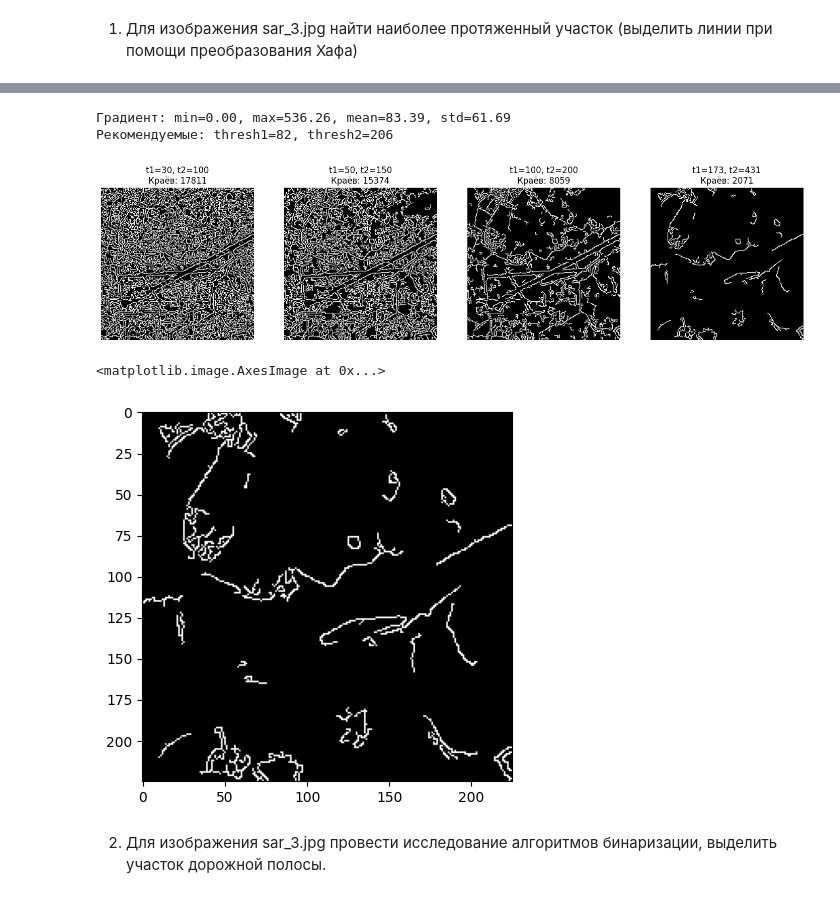
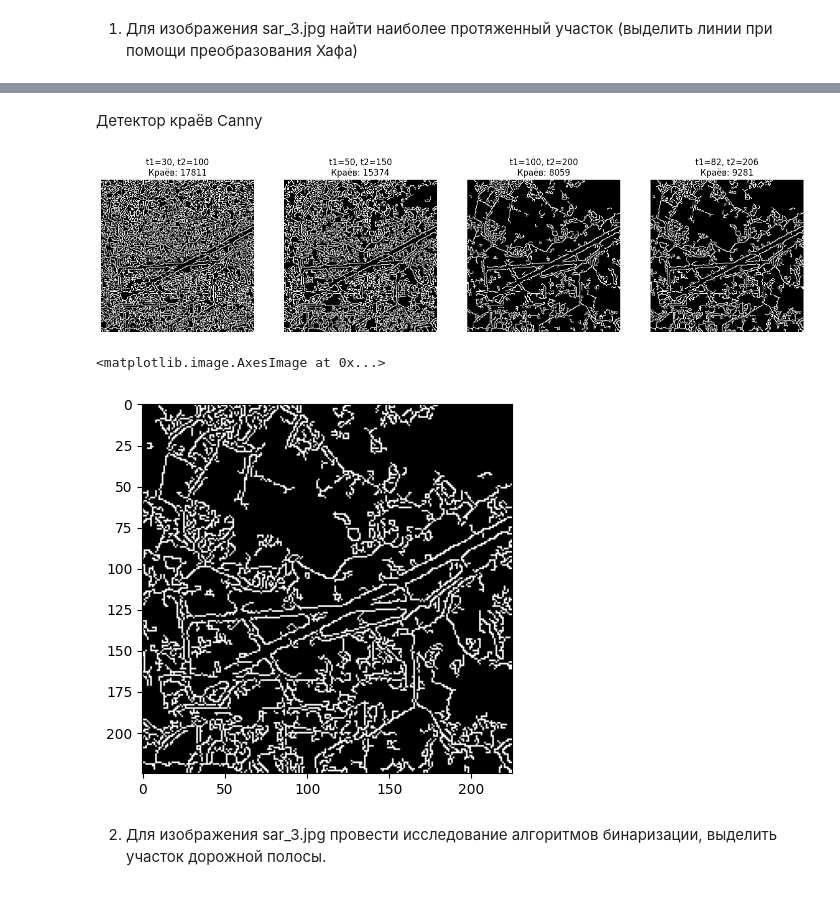
Before and after one commit to Serebro1/UNN_DE_IP_HomeTasks, a Jupyter notebook: 3_Binarization_Edges/Practice_3/DE_IP_HomeTask_3.ipynb, the cells around one changed output, grey strips where cells are left out. Drawn from its saved outputs; the diff is of its cells as text; code cells hidden in the pictures.

```diff
--- a/3_Binarization_Edges/Practice_3/DE_IP_HomeTask_3.ipynb
+++ b/3_Binarization_Edges/Practice_3/DE_IP_HomeTask_3.ipynb
@@ -24,0 +22,3 @@ plt.imshow(th2, cmap="gray")
+# %%
+blurred_img = cv2.GaussianBlur(image_gray, (3, 3), 0)
+plt.imshow(blurred_img, cmap="gray")
@@ -35,40 +31,24 @@ plt.imshow(th3, cmap="gray")
-# %%
-
-# Вычисление градиента
-sobelx = cv2.Sobel(image_gray, cv2.CV_64F, 1, 0, ksize=3)
-sobely = cv2.Sobel(image_gray, cv2.CV_64F, 0, 1, ksize=3)
-grad = np.sqrt(sobelx**2 + sobely**2)
-
-# Статистика
-grad_min, grad_max, grad_mean, grad_std = np.min(grad), np.max(grad), np.mean(grad), np.std(grad)
-print(f"Градиент: min={grad_min:.2f}, max={grad_max:.2f}, mean={grad_mean:.2f}, std={grad_std:.2f}")
-
-# Рекомендация
-thresh2 = int(grad_mean + 2 * grad_std)
-thresh1 = int(0.4 * thresh2)
-print(f"Рекомендуемые: thresh1={thresh1}, thresh2={thresh2}")
-# %% [output]
-Градиент: min=0.00, max=536.26, mean=83.39, std=61.69
-Рекомендуемые: thresh1=82, thresh2=206
+# %% [markdown]
+Детектор краёв Canny
 # %%
 import matplotlib.pyplot as plt
 
 # Тест разных наборов
-params = [(30, 100), (50, 150), (100, 200), (173, 431)]  # Включая рекомендуемые
+params = [(30, 100), (50, 150), (100, 200), (82, 206)]  # Включая рекомендуемые
 fig, axs = plt.subplots(1, len(params), figsize=(18, 5))
 for i, (t1, t2) in enumerate(params):
-    edges = cv2.Canny(image_gray, t1, t2, apertureSize=3)
+    edges = cv2.Canny(blurred_img, t1, t2, apertureSize=3)
     num_edges = np.sum(edges > 0)
     axs[i].imshow(edges, cmap='gray')
     axs[i].set_title(f't1={t1}, t2={t2}\nКраёв: {num_edges}')
     axs[i].axis('off')
 plt.show()
 # %% [output]
-[figure, old version]
+[figure, new version]
 # %%
 plt.imshow(edges, cmap="gray")
 # %% [output]
 <matplotlib.image.AxesImage at 0x...>
-[figure, old version]
+[figure, new version]
 # %% [markdown]
 2. Для изображения sar_3.jpg провести исследование алгоритмов бинаризации, выделить участок дорожной полосы.
```
Also changed, not shown: parts of 13 cells of this notebook.
